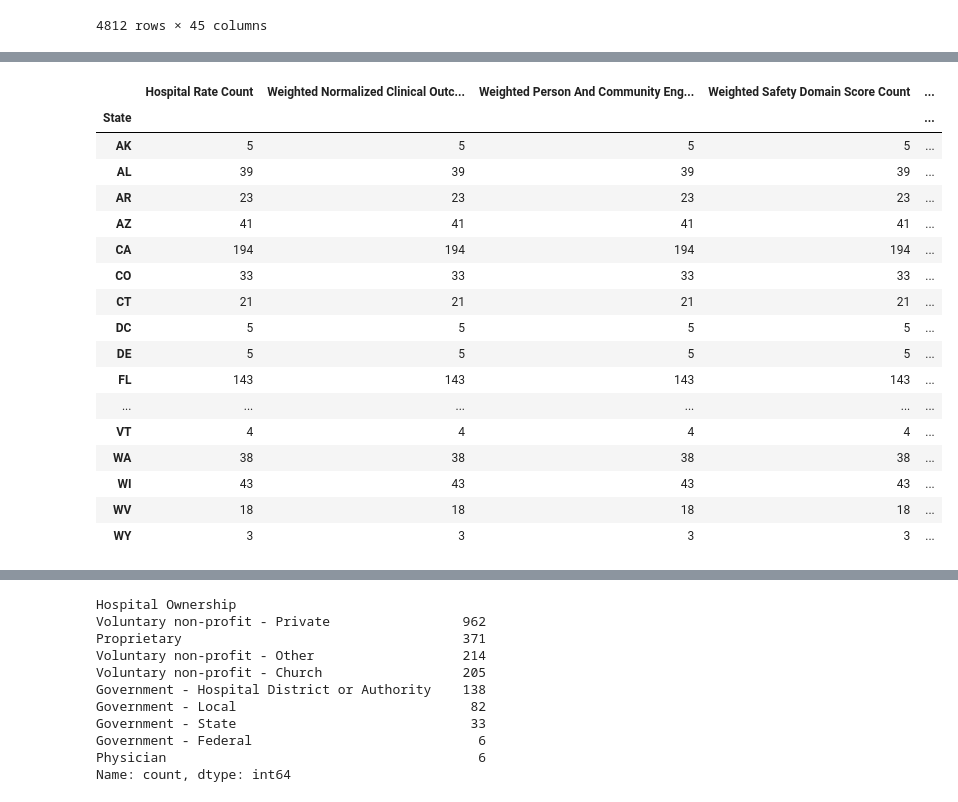
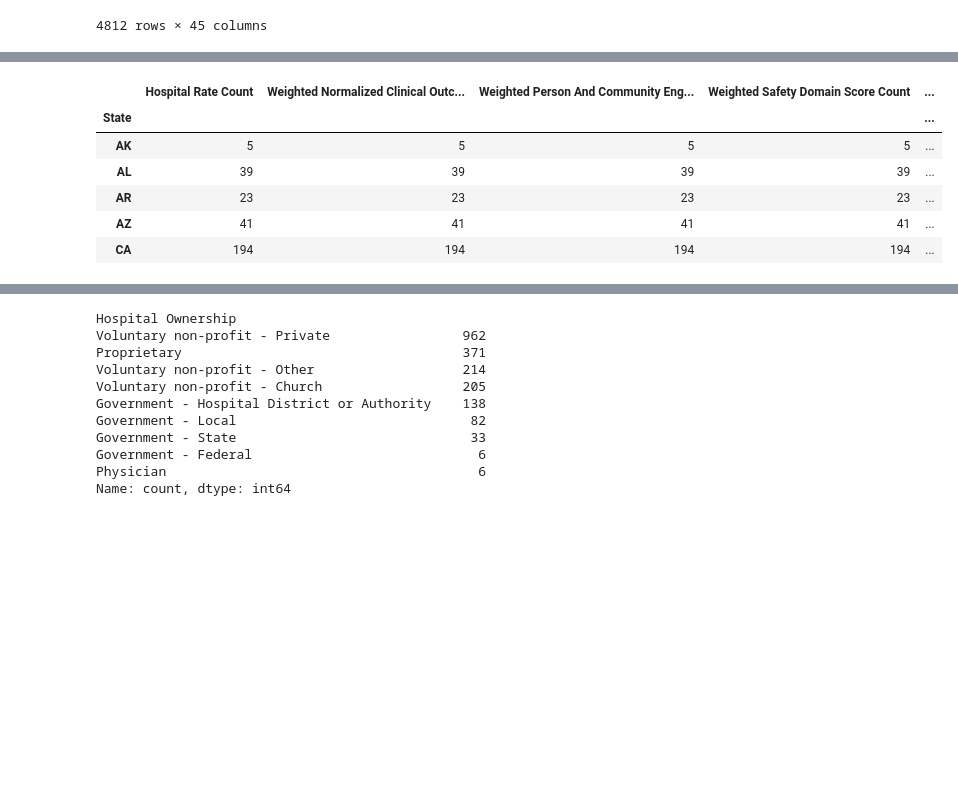
Before and after one commit to ElizabethVandergrift/Hospital_Metrics_Analysis, a Jupyter notebook: Project-1.ipynb, the cells around one changed output, grey strips where cells are left out. Drawn from its saved outputs; the diff is of its cells as text; code cells hidden in the pictures; blank space fills up the shorter version.

```diff
--- a/Project-1.ipynb
+++ b/Project-1.ipynb
@@ -259,34 +249,25 @@ new_hospital_unweighted
 # %%
+#Find Counts of Weighted Scores by State
+
 rating_by_state_count = new_hospital_data_df.groupby('State')['Hospital overall rating'].count()
 clinical_by_state_count = new_hospital_data_df.groupby('State')['Weighted Normalized Clinical Outcomes Domain Score'].count()
 person_score_by_state_count = new_hospital_data_df.groupby('State')['Weighted Person And Community Engagement Domain Score'].count()
 safety_by_state_count = new_hospital_data_df.groupby('State')['Weighted Safety Domain Score'].count()
 efficiency_by_state_count = new_hospital_data_df.groupby('State')['Weighted Efficiency And Cost Reduction Domain Score'].count()
 performance_total_by_state_count = new_hospital_data_df.groupby('State')['Total Performance Score'].count()
 
 by_state_df_count=pd.DataFrame({'Hospital Rate Count':rating_by_state_count,'Weighted Normalized Clinical Outcomes Domain Score Count':clinical_by_state_count,
                           'Weighted Person And Community Engagement Domain Score Count':person_score_by_state_count, 'Weighted Safety Domain Score Count':safety_by_state_count,
                           'Weighted Efficiency And Cost Reduction Domain Score Count':efficiency_by_state_count,
                           'Total Performance Score Count':performance_total_by_state_count})
 
-by_state_df_count
+by_state_df_count.head()
 # %% [output]
 |  | Hospital Rate Count | Weighted Normalized Clinical Outc... | Weighted Person And Community Eng... | Weighted Safety Domain Score Count | ... |
 | State |  |  |  |  | ... |
 | AK | 5 | 5 | 5 | 5 | ... |
 | AL | 39 | 39 | 39 | 39 | ... |
 | AR | 23 | 23 | 23 | 23 | ... |
 | AZ | 41 | 41 | 41 | 41 | ... |
 | CA | 194 | 194 | 194 | 194 | ... |
-| CO | 33 | 33 | 33 | 33 | ... |
-| CT | 21 | 21 | 21 | 21 | ... |
-| DC | 5 | 5 | 5 | 5 | ... |
-| DE | 5 | 5 | 5 | 5 | ... |
-| FL | 143 | 143 | 143 | 143 | ... |
-| ... | ... | ... | ... | ... | ... |
-| VT | 4 | 4 | 4 | 4 | ... |
-| WA | 38 | 38 | 38 | 38 | ... |
-| WI | 43 | 43 | 43 | 43 | ... |
-| WV | 18 | 18 | 18 | 18 | ... |
-| WY | 3 | 3 | 3 | 3 | ... |
 # %%
```
Also changed, not shown: parts of 29 cells of this notebook.
